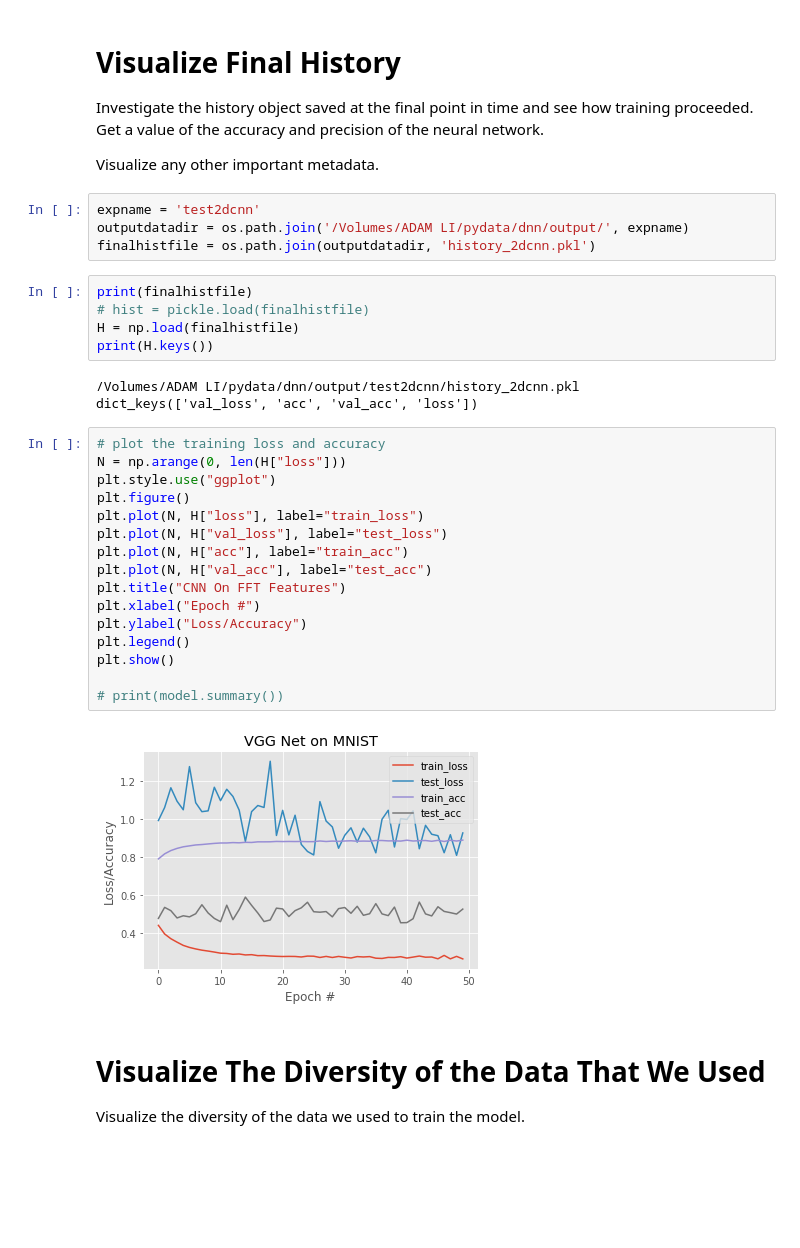
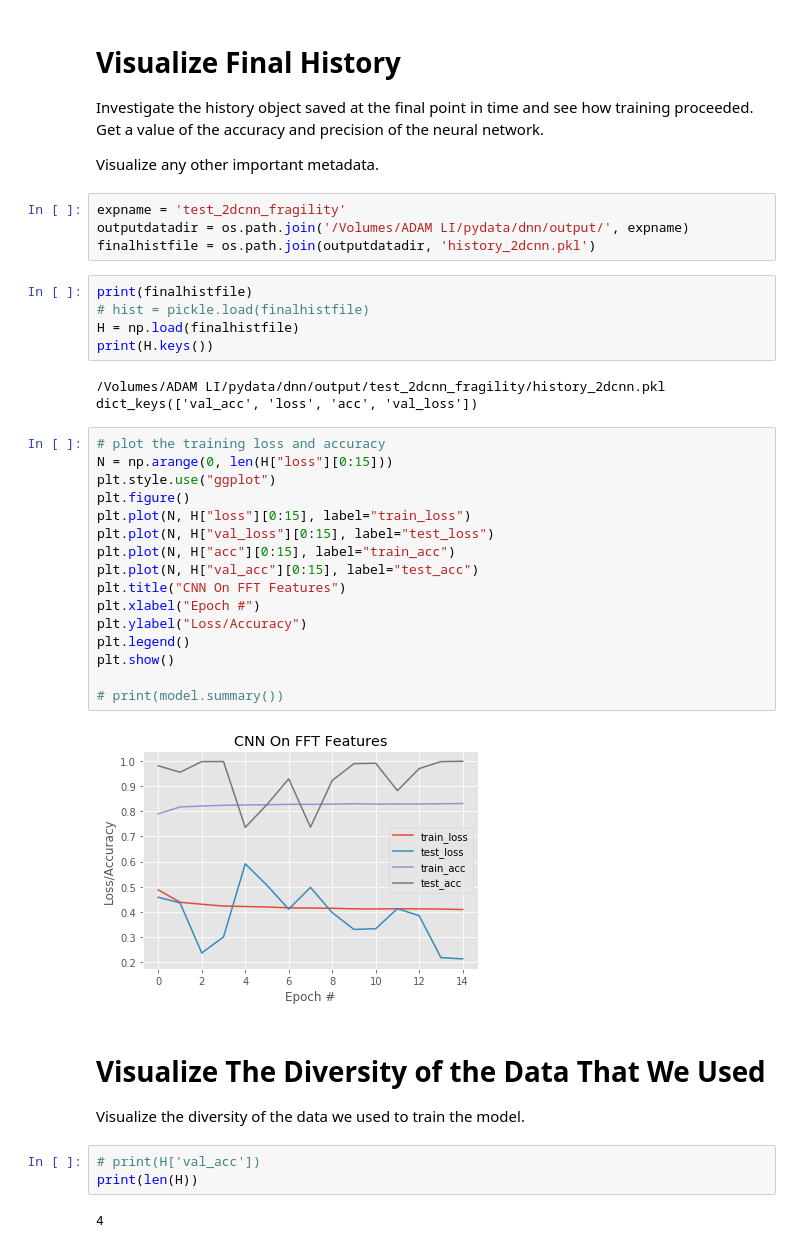
Before and after one commit to adam2392/dnn-unsupervised, a Jupyter notebook: dnn/Visualize Training Results.ipynb, the cells around one changed output. Cells and saved outputs as stored; diff of their text form; blank space fills up the shorter version.

```diff
--- a/dnn/Visualize Training Results.ipynb
+++ b/dnn/Visualize Training Results.ipynb
@@ -256,7 +256,7 @@ Investigate the history object saved at the final point in time and see how trai
 
 Visualize any other important metadata.
 # %%
-expname = 'test2dcnn'
+expname = 'test_2dcnn_fragility'
 outputdatadir = os.path.join('/Volumes/ADAM LI/pydata/dnn/output/', expname)
 finalhistfile = os.path.join(outputdatadir, 'history_2dcnn.pkl')
 # %%
@@ -265,27 +265,32 @@ print(finalhistfile)
 H = np.load(finalhistfile)
 print(H.keys())
 # %% [output]
-/Volumes/ADAM LI/pydata/dnn/output/test2dcnn/history_2dcnn.pkl
-dict_keys(['val_loss', 'acc', 'val_acc', 'loss'])
+/Volumes/ADAM LI/pydata/dnn/output/test_2dcnn_fragility/history_2dcnn.pkl
+dict_keys(['val_acc', 'loss', 'acc', 'val_loss'])
 # %%
 # plot the training loss and accuracy
-N = np.arange(0, len(H["loss"]))
+N = np.arange(0, len(H["loss"][0:15]))
 plt.style.use("ggplot")
 plt.figure()
-plt.plot(N, H["loss"], label="train_loss")
-plt.plot(N, H["val_loss"], label="test_loss")
-plt.plot(N, H["acc"], label="train_acc")
-plt.plot(N, H["val_acc"], label="test_acc")
+plt.plot(N, H["loss"][0:15], label="train_loss")
+plt.plot(N, H["val_loss"][0:15], label="test_loss")
+plt.plot(N, H["acc"][0:15], label="train_acc")
+plt.plot(N, H["val_acc"][0:15], label="test_acc")
 plt.title("CNN On FFT Features")
 plt.xlabel("Epoch #")
 plt.ylabel("Loss/Accuracy")
 plt.legend()
 plt.show()
 
 # print(model.summary())
 # %% [output]
-[figure, old version]
+[figure, new version]
 # %% [markdown]
 # Visualize The Diversity of the Data That We Used
 
 Visualize the diversity of the data we used to train the model.
+# %%
+# print(H['val_acc'])
+print(len(H))
+# %% [output]
+4
```
Also changed, not shown: 3 other files.
